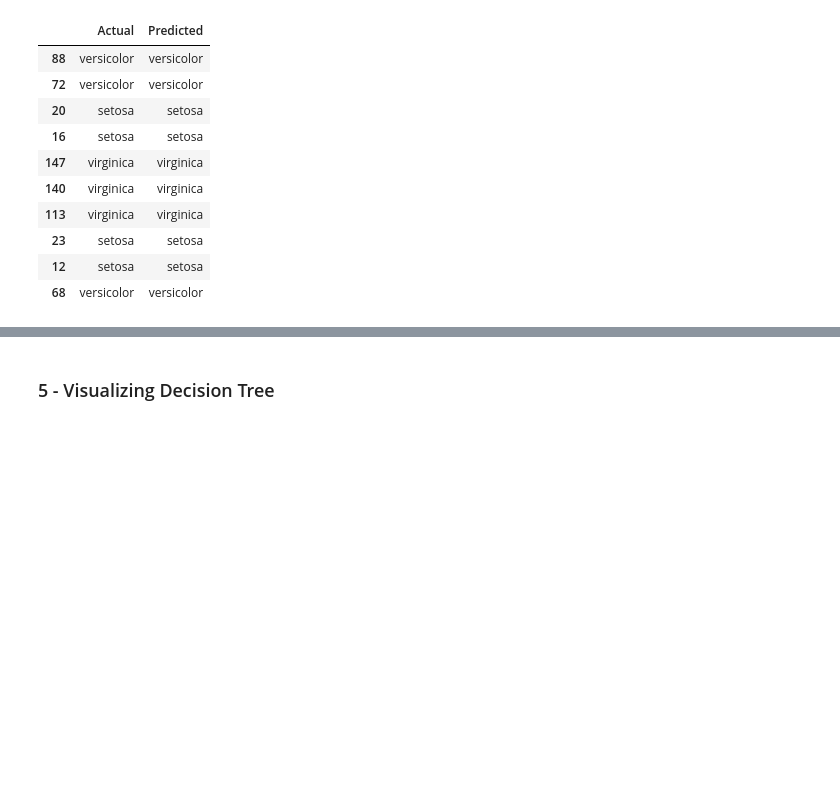
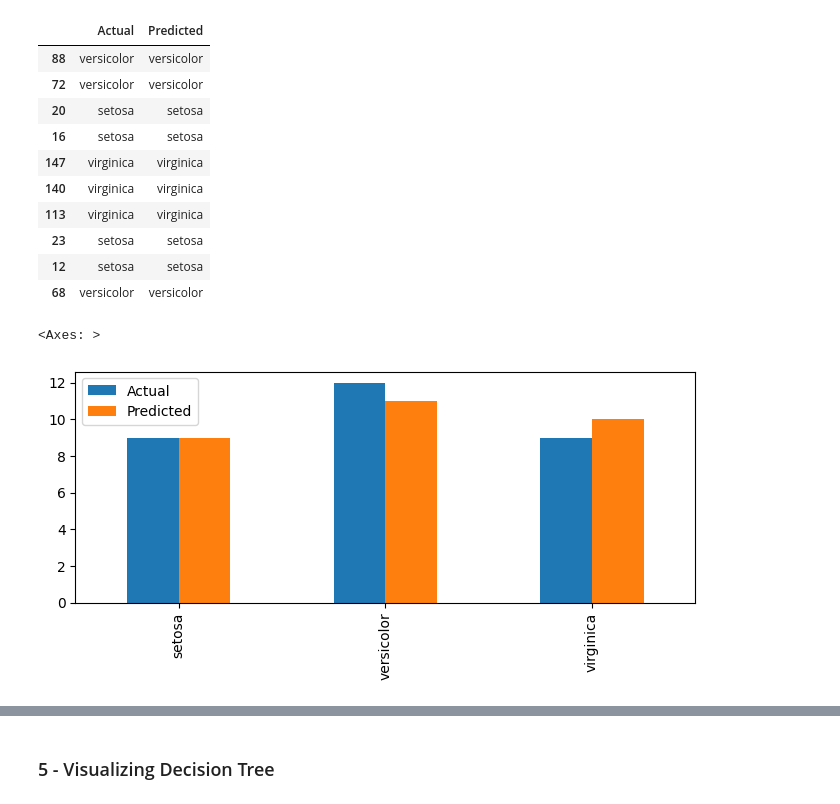
Before and after one commit to PranshuSingh256/Sparks-Foundation-Tasks, a Jupyter notebook: T6 DT.ipynb, the cells around one changed output, grey strips where cells are left out. Cells and saved outputs as stored; diff of their text form; code cells hidden in the pictures; blank space fills up the shorter version.

```diff
--- a/T6 DT.ipynb
+++ b/T6 DT.ipynb
@@ -139,0 +144,7 @@ dataf.plot(kind = 'bar')
+# %%
+plt.rcParams["figure.figsize"] = [8,3]
+dataf = pd.DataFrame({'Actual' : df['Actual'].value_counts(), 'Predicted' : df['Predicted'].value_counts()})
+dataf.plot(kind = 'bar')
+# %% [output]
+<Axes: >
+[figure, added]
```
Also changed, not shown: parts of 9 cells of this notebook.
